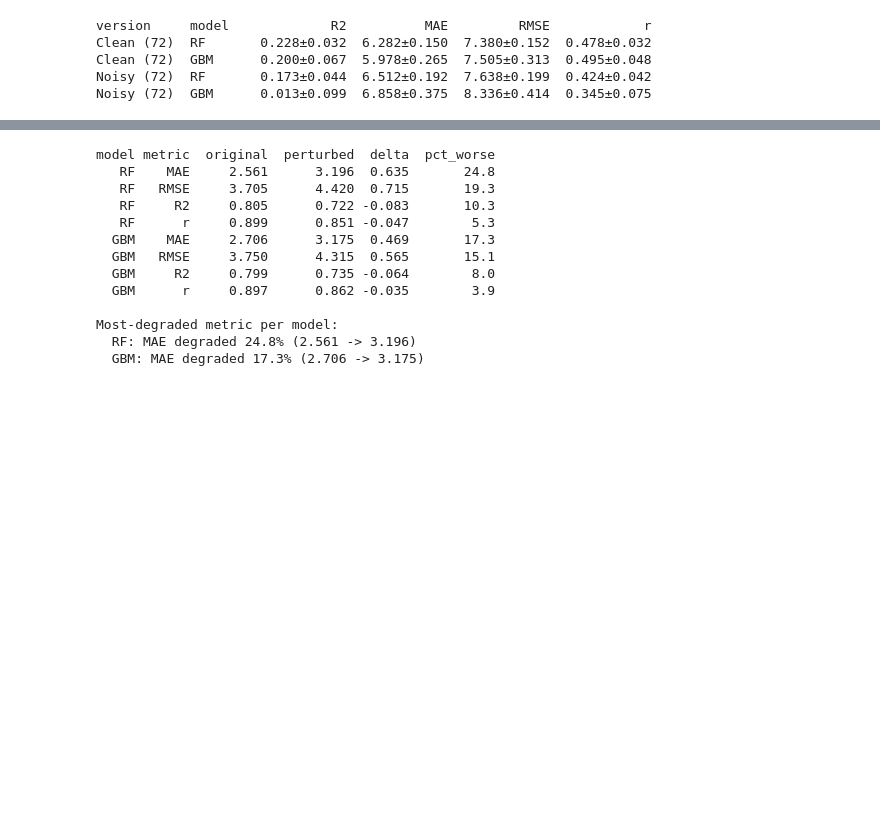
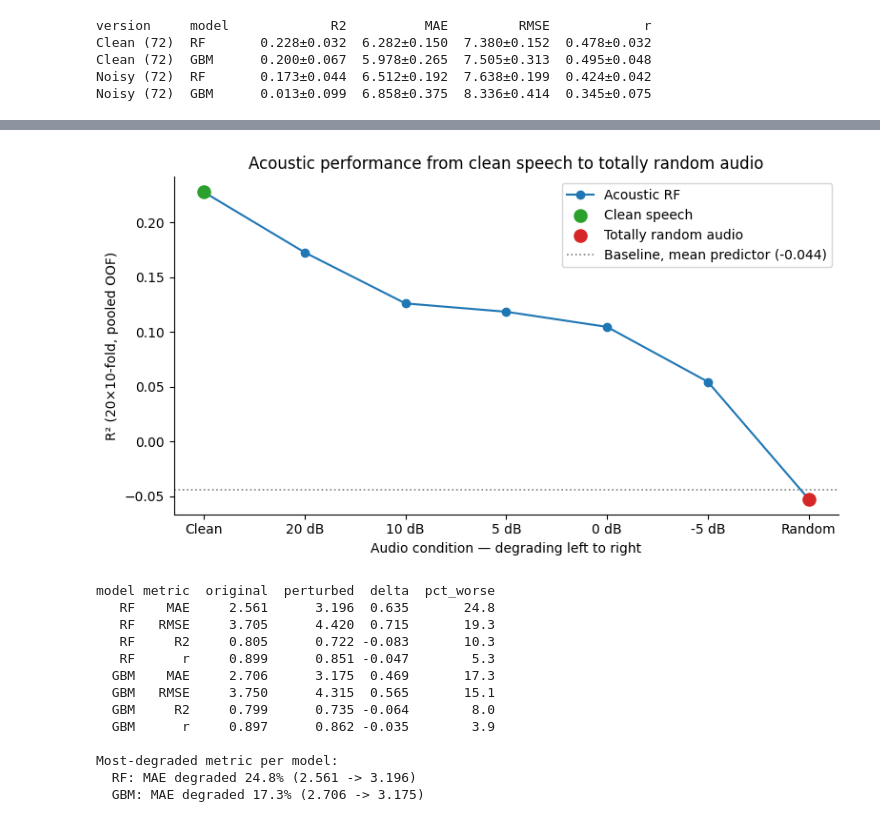
Before and after one commit to zeinebsouai-c/Comparative-Evaluation-of-Clinical-Data-and-Acoustic-Features-in-ML-for-depression-severity-, a Jupyter notebook: audio_lanzhou_2015/scripts/robustness_experiments.ipynb, the cells around one changed output, grey strips where cells are left out. Cells and saved outputs as stored; diff of their text form; code cells hidden in the pictures; blank space fills up the shorter version.

Commit message:
robustness: added gradual snr decrease and random noise experiments

```diff
--- a/audio_lanzhou_2015/scripts/robustness_experiments.ipynb
+++ b/audio_lanzhou_2015/scripts/robustness_experiments.ipynb
@@ -172,3 +329,35 @@ Noisy (72)  GBM      0.013±0.099  6.858±0.375  8.336±0.414  0.345±0.075
+# %%
+import matplotlib.pyplot as plt
+import numpy as np
+
+# Everything except the baseline row (the only one with snr_db = NaN), ordered
+# by SNR descending: Clean (inf) -> 20 -> 10 -> 5 -> 0 -> -5 -> Random (-inf).
+pts   = curve[curve["snr_db"].notna()].sort_values("snr_db", ascending=False).reset_index(drop=True)
+basel = curve.loc[curve["condition"].str.startswith("Baseline"), "R2"].iloc[0]
+x     = np.arange(len(pts))
+
+fig, ax = plt.subplots(figsize=(8, 4.5))
+ax.plot(x, pts["R2"], marker="o", color="#1f77b4", zorder=2, label="Acoustic RF")
+
+# Endpoints marked separately -- they are qualitatively different from the SNR sweep
+ax.scatter(x[0],  pts["R2"].iloc[0],  s=90, color="#2ca02c", zorder=3, label="Clean speech")
+ax.scatter(x[-1], pts["R2"].iloc[-1], s=90, color="#d62728", zorder=3, label="Totally random audio")
+
+ax.axhline(basel, color="gray", ls=":", lw=1.2,
+           label=f"Baseline, mean predictor ({basel:.3f})")
+
+ax.set_xticks(x)
+ax.set_xticklabels(pts["condition"].str.replace("SNR ", "", regex=False)
+                                   .str.replace(" audio", "", regex=False))
+ax.set_xlabel("Audio condition — degrading left to right")
+ax.set_ylabel("R² (20×10-fold, pooled OOF)")
+ax.set_title("Acoustic performance from clean speech to totally random audio")
+ax.legend(); ax.spines[["top", "right"]].set_visible(False)
+plt.tight_layout()
+plt.savefig(FIG_DIR / "audio_noise_curve.png", dpi=300, bbox_inches="tight")
+plt.show()
+# %% [output]
+[figure, added]
 # %%
 # Psych robustness experiment 1: drop GAD-7, compare to full psych scales
 import numpy as np, pandas as pd
```
Also changed, not shown: parts of 3 cells of this notebook, 13 other files.
